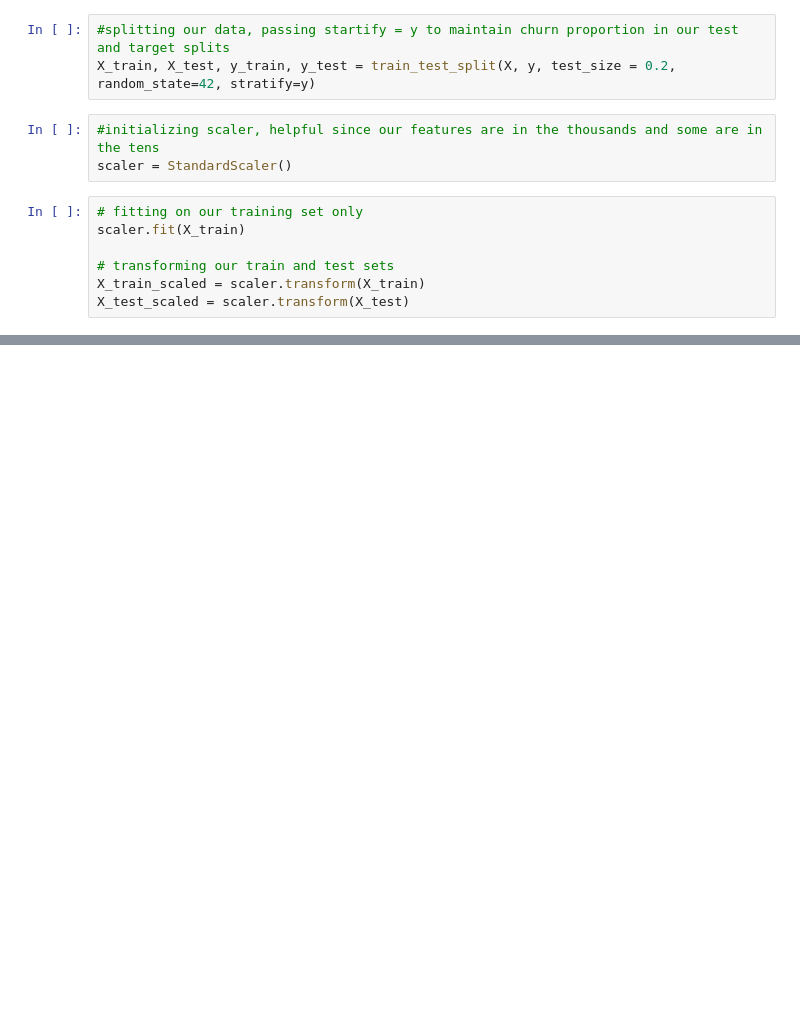
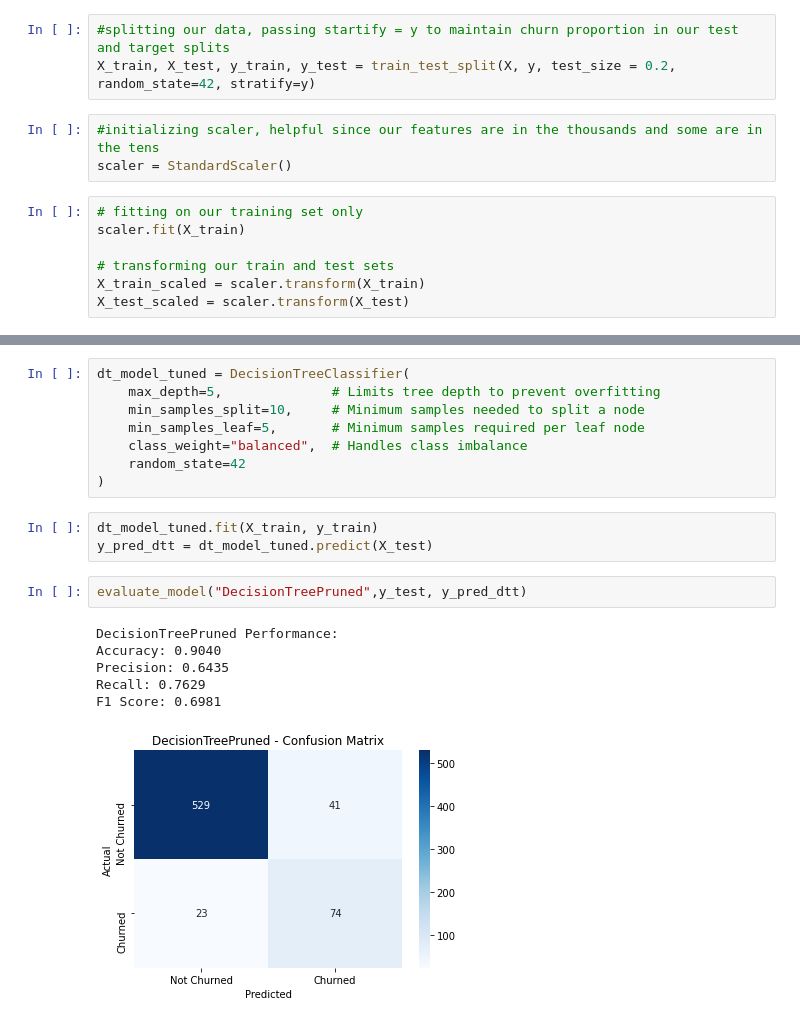
Before and after one commit to jaredlil/project-5-telecom-churn, a Jupyter notebook: Untitled.ipynb, the cells around one changed output, grey strips where cells are left out. Drawn from its saved outputs; the diff is of its cells as text; blank space fills up the shorter version.

```diff
--- a/Untitled.ipynb
+++ b/Untitled.ipynb
@@ -251,0 +345,20 @@ X_test_scaled = scaler.transform(X_test)
+# %%
+dt_model_tuned = DecisionTreeClassifier(
+    max_depth=5,              # Limits tree depth to prevent overfitting
+    min_samples_split=10,     # Minimum samples needed to split a node
+    min_samples_leaf=5,       # Minimum samples required per leaf node
+    class_weight="balanced",  # Handles class imbalance
+    random_state=42
+)
+# %%
+dt_model_tuned.fit(X_train, y_train)
+y_pred_dtt = dt_model_tuned.predict(X_test)
+# %%
+evaluate_model("DecisionTreePruned",y_test, y_pred_dtt)
+# %% [output]
+DecisionTreePruned Performance:
+Accuracy: 0.9040
+Precision: 0.6435
+Recall: 0.7629
+F1 Score: 0.6981
+[figure, added]
```
Also changed, not shown: parts of 18 cells of this notebook, 1 other file.
